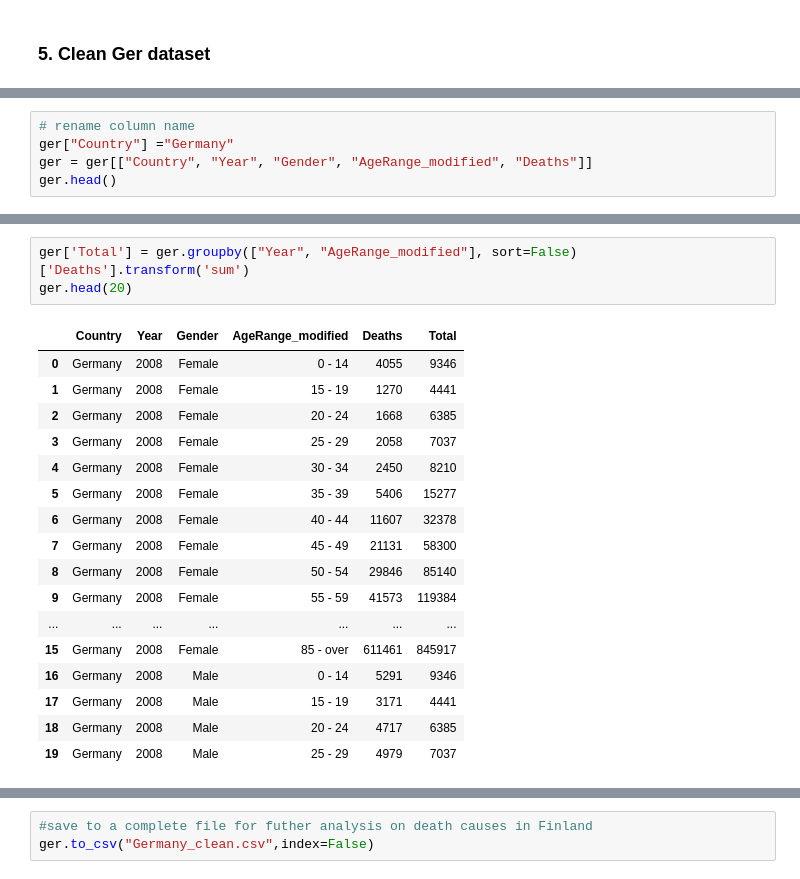
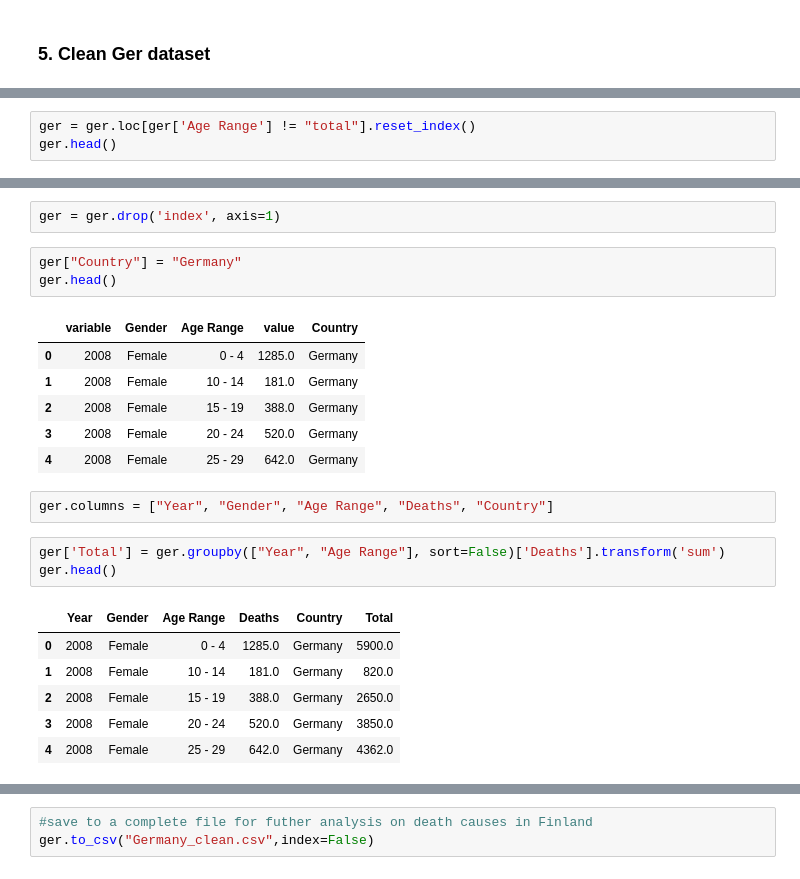
Before and after one commit to emmanguyen102/Master-s-thesis-, a Jupyter notebook: Data Preprocessing/Data-cleaning.ipynb, the cells around one changed output, grey strips where cells are left out. Saved outputs shown, nothing was run; the diff lists cells and outputs as text.

```diff
--- a/Data Preprocessing/Data-cleaning.ipynb
+++ b/Data Preprocessing/Data-cleaning.ipynb
@@ -510,5 +525,0 @@ ger = ger.groupby(["Year", "Gender", "AgeRange_modified"]).sum("Deaths").reset_i
-# %%
-# rename column name
-ger["Country"] ="Germany"
-ger = ger[["Country", "Year", "Gender", "AgeRange_modified", "Deaths"]]
-ger.head()
@@ -521,0 +526,3 @@ ger.head()
+# %%
+ger = ger.loc[ger['Age Range'] != "total"].reset_index()
+ger.head()
@@ -522,22 +536,25 @@ ger.head()
+# %%
+ger = ger.drop('index', axis=1)
+# %%
+ger["Country"] = "Germany"
+ger.head()
+# %% [output]
+|  | variable | Gender | Age Range | value | Country |
+| 0 | 2008 | Female | 0 - 4 | 1285.0 | Germany |
+| 1 | 2008 | Female | 10 - 14 | 181.0 | Germany |
+| 2 | 2008 | Female | 15 - 19 | 388.0 | Germany |
+| 3 | 2008 | Female | 20 - 24 | 520.0 | Germany |
+| 4 | 2008 | Female | 25 - 29 | 642.0 | Germany |
+# %%
+ger.columns = ["Year", "Gender", "Age Range", "Deaths", "Country"]
 # %%
-ger['Total'] = ger.groupby(["Year", "AgeRange_modified"], sort=False)['Deaths'].transform('sum')
-ger.head(20)
+ger['Total'] = ger.groupby(["Year", "Age Range"], sort=False)['Deaths'].transform('sum')
+ger.head()
 # %% [output]
-|  | Country | Year | Gender | AgeRange_modified | Deaths | Total |
-| 0 | Germany | 2008 | Female | 0 - 14 | 4055 | 9346 |
-| 1 | Germany | 2008 | Female | 15 - 19 | 1270 | 4441 |
-| 2 | Germany | 2008 | Female | 20 - 24 | 1668 | 6385 |
-| 3 | Germany | 2008 | Female | 25 - 29 | 2058 | 7037 |
-| 4 | Germany | 2008 | Female | 30 - 34 | 2450 | 8210 |
-| 5 | Germany | 2008 | Female | 35 - 39 | 5406 | 15277 |
-| 6 | Germany | 2008 | Female | 40 - 44 | 11607 | 32378 |
-| 7 | Germany | 2008 | Female | 45 - 49 | 21131 | 58300 |
-| 8 | Germany | 2008 | Female | 50 - 54 | 29846 | 85140 |
-| 9 | Germany | 2008 | Female | 55 - 59 | 41573 | 119384 |
-| ... | ... | ... | ... | ... | ... | ... |
-| 15 | Germany | 2008 | Female | 85 - over | 611461 | 845917 |
-| 16 | Germany | 2008 | Male | 0 - 14 | 5291 | 9346 |
-| 17 | Germany | 2008 | Male | 15 - 19 | 3171 | 4441 |
-| 18 | Germany | 2008 | Male | 20 - 24 | 4717 | 6385 |
-| 19 | Germany | 2008 | Male | 25 - 29 | 4979 | 7037 |
+|  | Year | Gender | Age Range | Deaths | Country | Total |
+| 0 | 2008 | Female | 0 - 4 | 1285.0 | Germany | 5900.0 |
+| 1 | 2008 | Female | 10 - 14 | 181.0 | Germany | 820.0 |
+| 2 | 2008 | Female | 15 - 19 | 388.0 | Germany | 2650.0 |
+| 3 | 2008 | Female | 20 - 24 | 520.0 | Germany | 3850.0 |
+| 4 | 2008 | Female | 25 - 29 | 642.0 | Germany | 4362.0 |
 # %%
```
Also changed, not shown: parts of 47 cells of this notebook, 1 other file.
